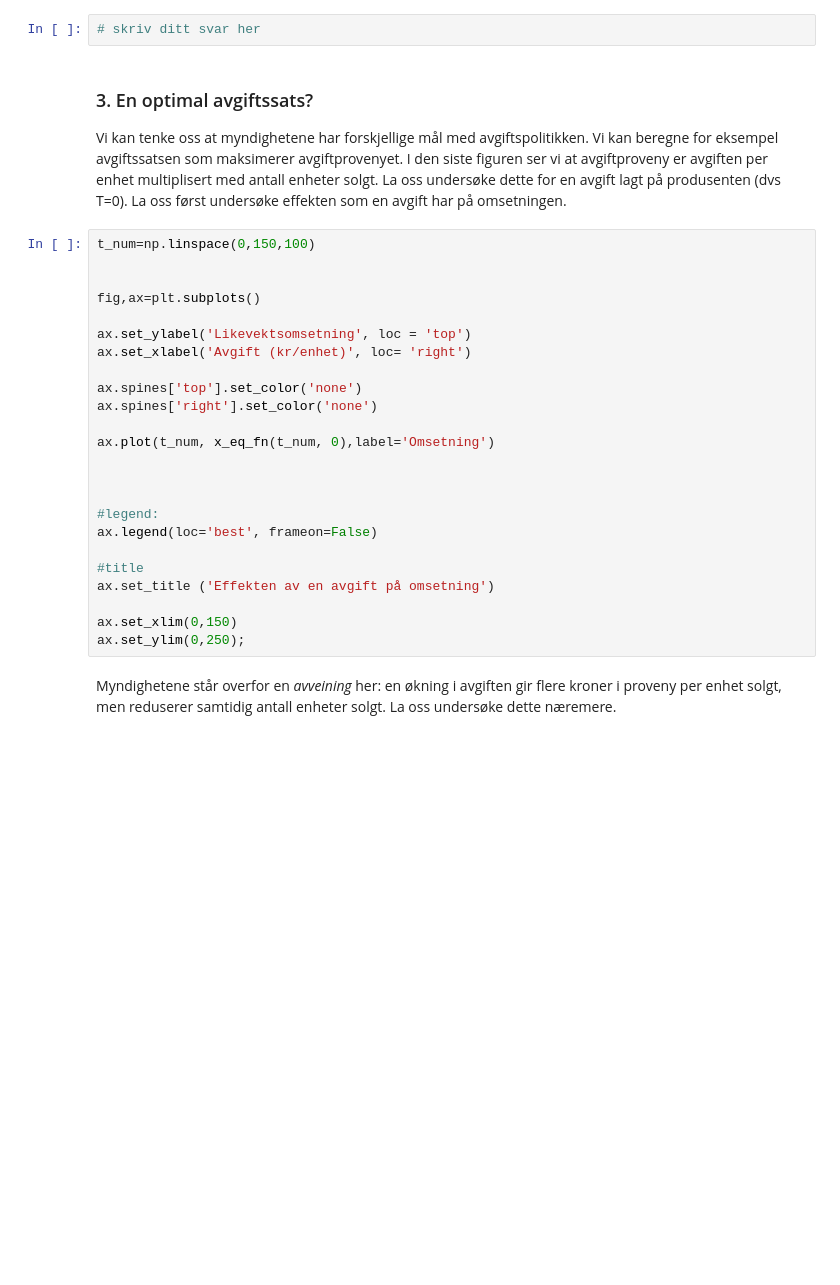
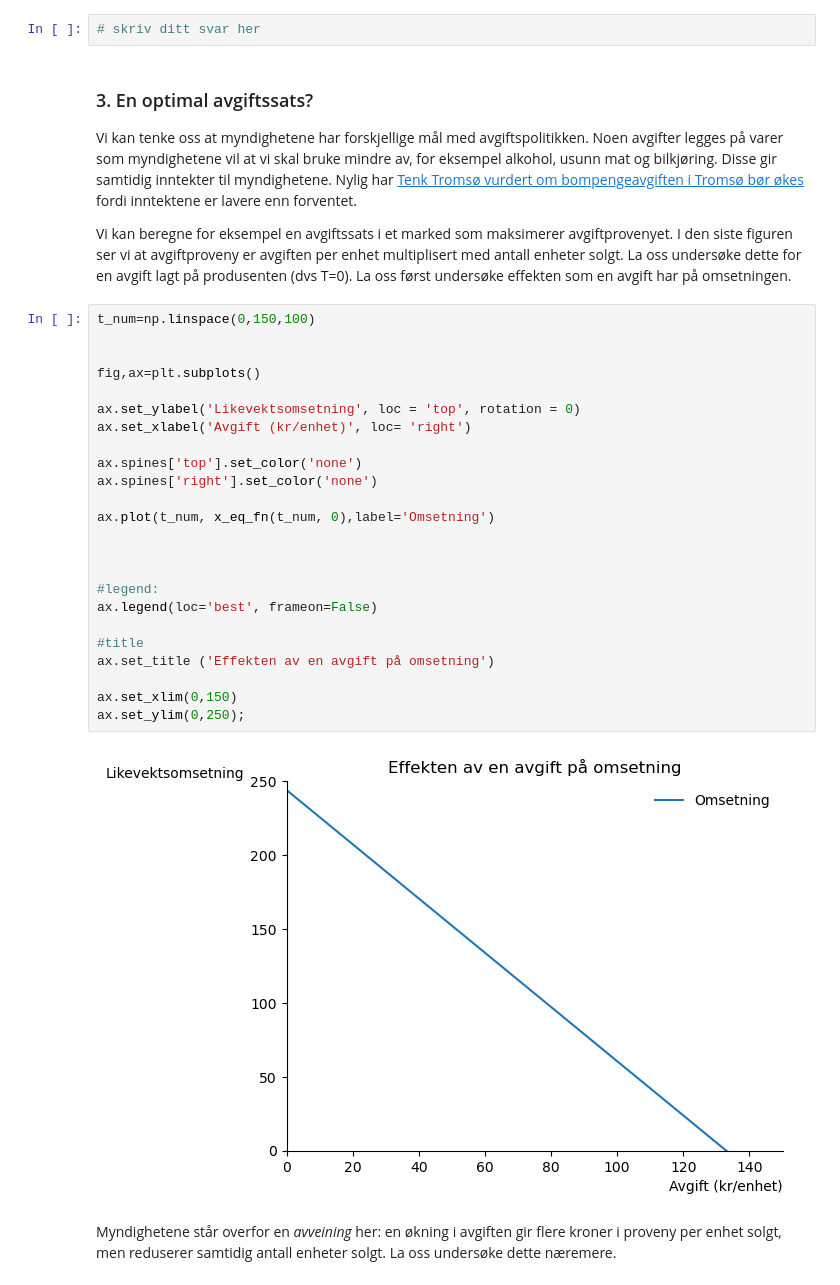
Before and after one commit to uit-sok-1006-v25/sok_1006_notater_v25, a Jupyter notebook: notater forelesning 5.ipynb, the cells around one changed output. Cells and saved outputs as stored; diff of their text form; blank space fills up the shorter version.

```diff
--- a/notater forelesning 5.ipynb
+++ b/notater forelesning 5.ipynb
@@ -229,31 +250,35 @@ Totalt avgiftproveny til staten er summen av det rosa og det grå området i fig
 # %% [markdown]
 ### 3. En optimal avgiftssats?
 
-Vi kan tenke oss at myndighetene har forskjellige mål med avgiftspolitikken. Vi kan beregne for eksempel avgiftssatsen som maksimerer avgiftprovenyet. I den siste figuren ser vi at avgiftproveny er avgiften per enhet multiplisert med antall enheter solgt. La oss undersøke dette for en avgift lagt på produsenten (dvs T=0). La oss først undersøke effekten som en avgift har på omsetningen.
+Vi kan tenke oss at myndighetene har forskjellige mål med avgiftspolitikken. Noen avgifter legges på varer som myndighetene vil at vi skal bruke mindre av, for eksempel alkohol, usunn mat og bilkjøring. Disse gir samtidig inntekter til myndighetene. Nylig har [Tenk Tromsø vurdert om bompengeavgiften i Tromsø bør økes](https://www.itromso.no/nyheter/i/q19v3o/neppe-oekning-i-bompenger-i-tromsoe-ennaa-vi-vil-droefte-saken-denne-uken) fordi inntektene er lavere enn forventet.
+
+Vi kan beregne for eksempel en avgiftssats i et marked som maksimerer avgiftprovenyet. I den siste figuren ser vi at avgiftproveny er avgiften per enhet multiplisert med antall enheter solgt. La oss undersøke dette for en avgift lagt på produsenten (dvs T=0). La oss først undersøke effekten som en avgift har på omsetningen.
 # %%
 t_num=np.linspace(0,150,100)
 
 
 fig,ax=plt.subplots()
 
-ax.set_ylabel('Likevektsomsetning', loc = 'top')
+ax.set_ylabel('Likevektsomsetning', loc = 'top', rotation = 0)
 ax.set_xlabel('Avgift (kr/enhet)', loc= 'right')
 
 ax.spines['top'].set_color('none')
 ax.spines['right'].set_color('none')
 
 ax.plot(t_num, x_eq_fn(t_num, 0),label='Omsetning')
 
 
 
 #legend:
 ax.legend(loc='best', frameon=False)
 
 #title
 ax.set_title ('Effekten av en avgift på omsetning')
 
 ax.set_xlim(0,150)
 ax.set_ylim(0,250);
+# %% [output]
+[figure, added]
 # %% [markdown]
 Myndighetene står overfor en *avveining* her: en økning i avgiften gir flere kroner i proveny per enhet solgt, men reduserer samtidig antall enheter solgt. La oss undersøke dette næremere.
 # %%
```
Also changed, not shown: parts of 18 cells of this notebook.
